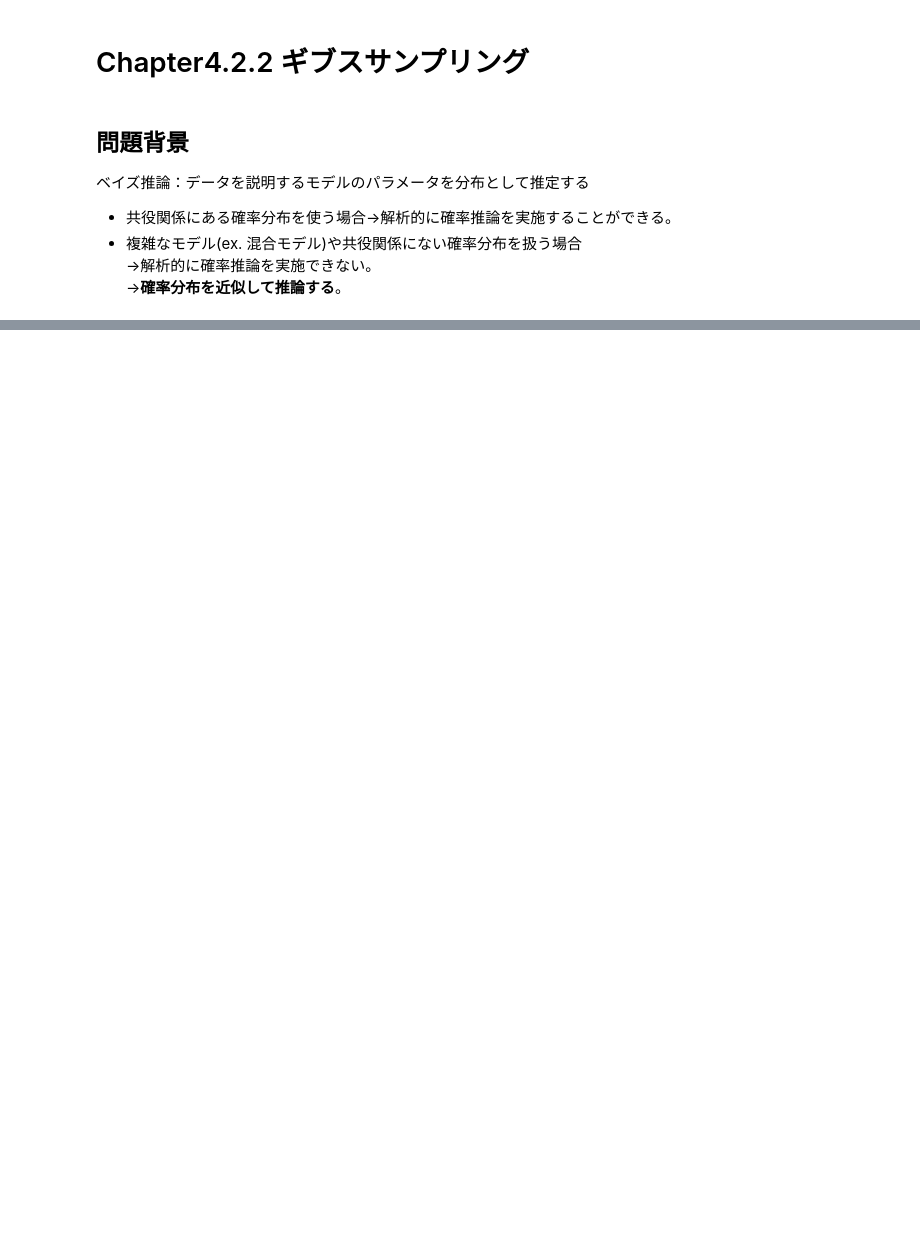
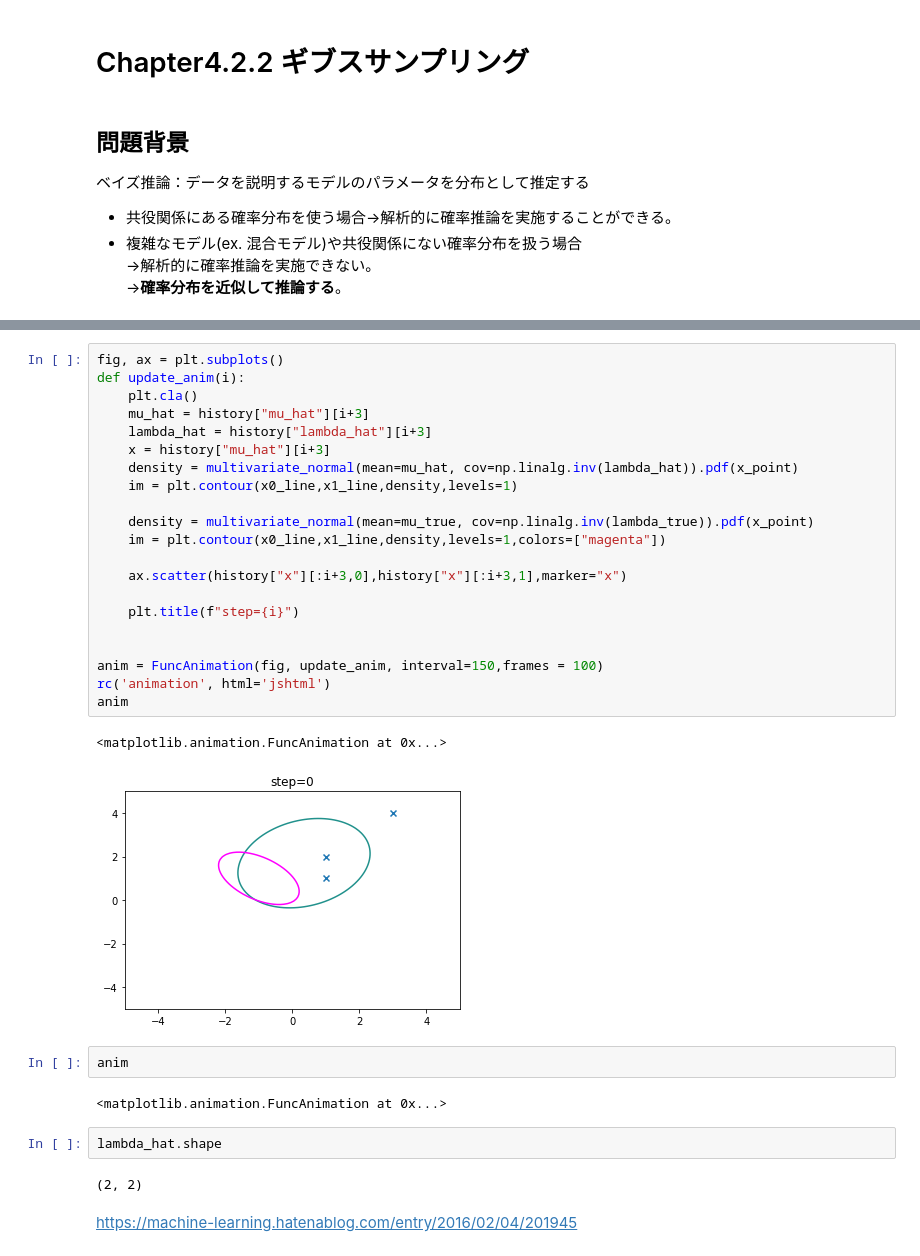
Before and after one commit to kei-mo/bayesian-ml, a Jupyter notebook: chapter4_gibbs_sampling.ipynb, the cells around one changed output, grey strips where cells are left out. Drawn from its saved outputs; the diff is of its cells as text; blank space fills up the shorter version.

```diff
--- a/chapter4_gibbs_sampling.ipynb
+++ b/chapter4_gibbs_sampling.ipynb
@@ -62,0 +316,34 @@ for i in range(step):
+# %%
+fig, ax = plt.subplots()
+def update_anim(i):
+    plt.cla()
+    mu_hat = history["mu_hat"][i+3]
+    lambda_hat = history["lambda_hat"][i+3]
+    x = history["mu_hat"][i+3]
+    density = multivariate_normal(mean=mu_hat, cov=np.linalg.inv(lambda_hat)).pdf(x_point)
+    im = plt.contour(x0_line,x1_line,density,levels=1)
+
+    density = multivariate_normal(mean=mu_true, cov=np.linalg.inv(lambda_true)).pdf(x_point)
+    im = plt.contour(x0_line,x1_line,density,levels=1,colors=["magenta"])
+
+    ax.scatter(history["x"][:i+3,0],history["x"][:i+3,1],marker="x")
+
+    plt.title(f"step={i}")
+
+
+anim = FuncAnimation(fig, update_anim, interval=150,frames = 100)
+rc('animation', html='jshtml')
+anim
+# %% [output]
+<matplotlib.animation.FuncAnimation at 0x...>
+[figure, added]
+# %%
+anim
+# %% [output]
+<matplotlib.animation.FuncAnimation at 0x...>
+# %%
+lambda_hat.shape
+# %% [output]
+(2, 2)
+# %% [markdown]
+https://machine-learning.hatenablog.com/entry/2016/02/04/201945
```
Also changed, not shown: parts of 30 cells of this notebook.
